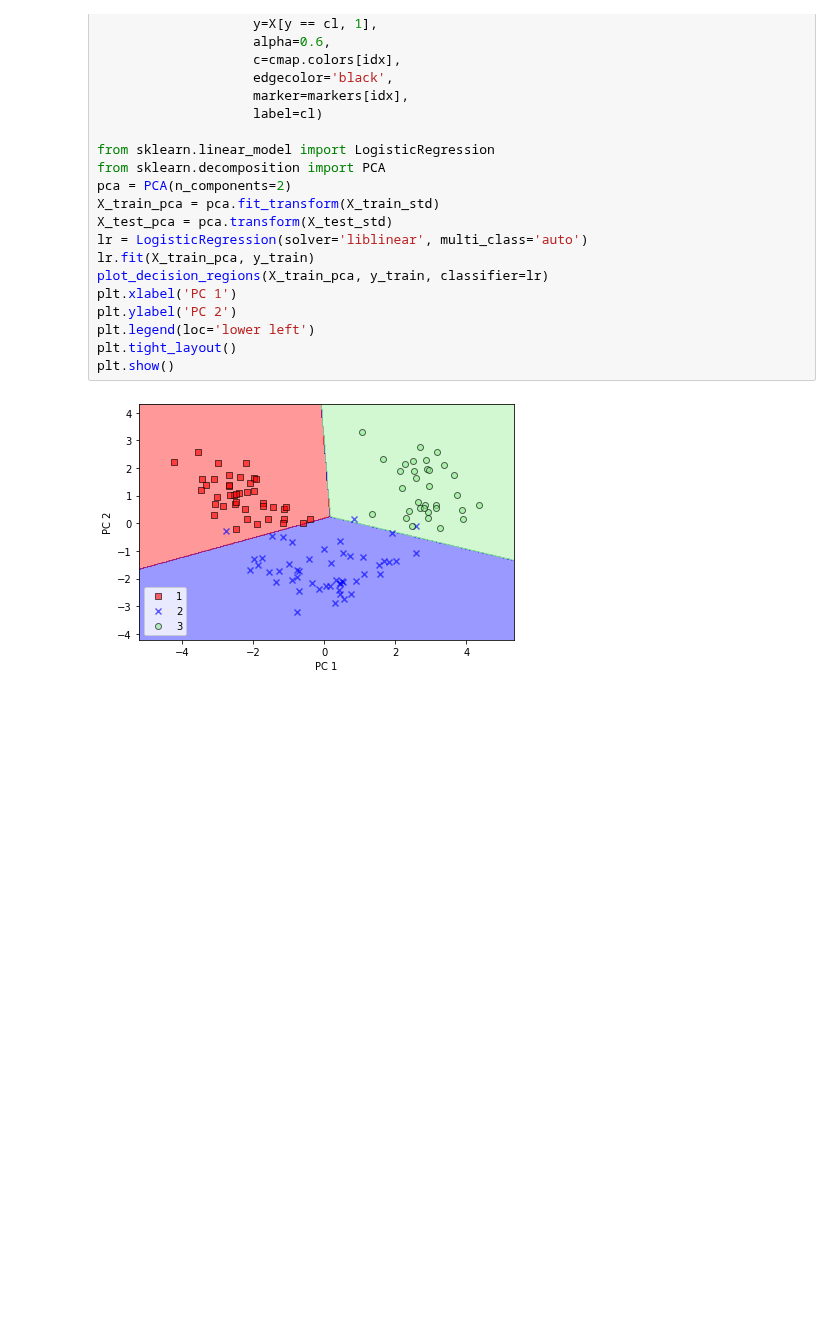
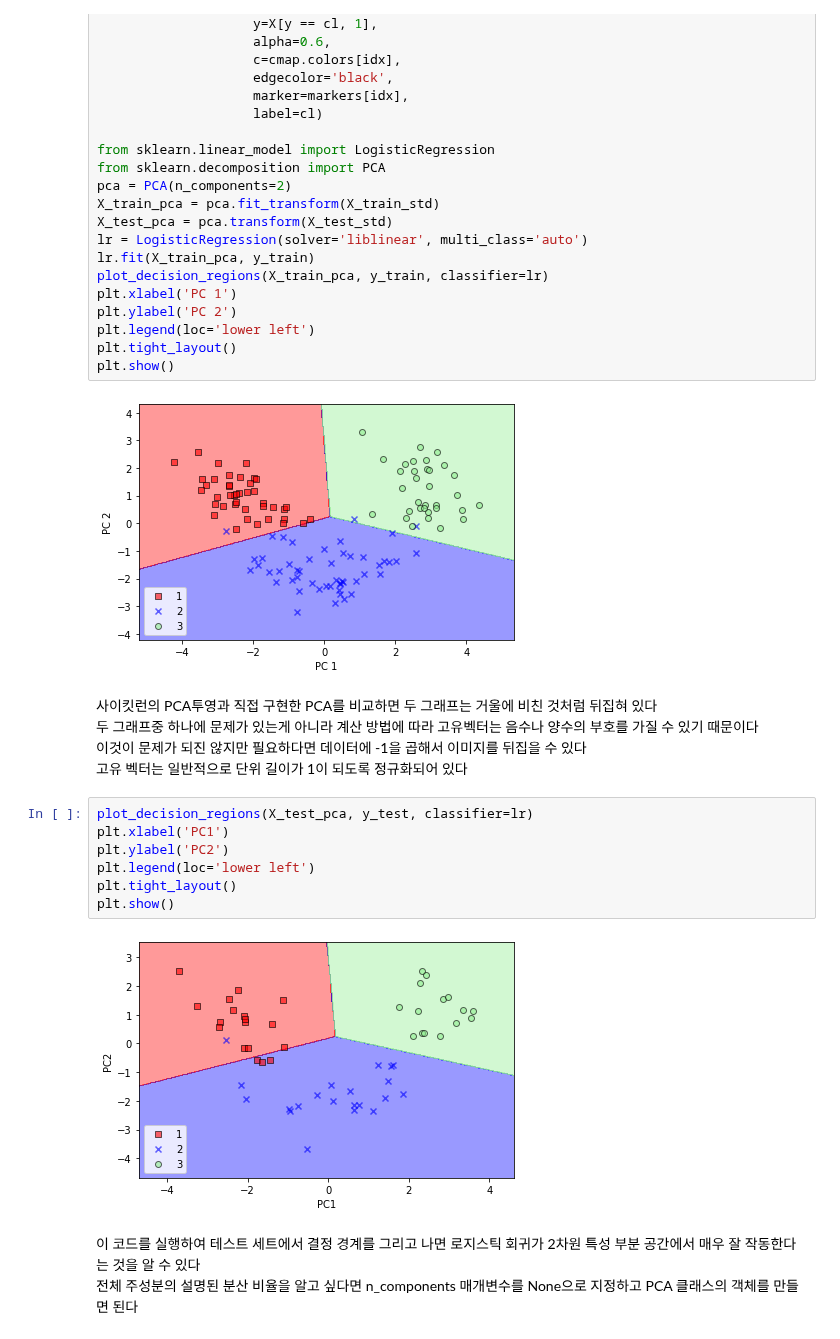
Before and after one commit to ukidaruma97/machine_learning, a Jupyter notebook: 5. 차원 축소를 사용한 데이터 압축.ipynb, the cells around one changed output. Cells and saved outputs as stored; diff of their text form; blank space fills up the shorter version.

```diff
--- a/5. 차원 축소를 사용한 데이터 압축.ipynb
+++ b/5. 차원 축소를 사용한 데이터 압축.ipynb
@@ -278,3 +278,20 @@ plt.tight_layout()
 plt.show()
 # %% [output]
 [figure]
+# %% [markdown]
+사이킷런의 PCA투영과 직접 구현한 PCA를 비교하면 두 그래프는 거울에 비친 것처럼 뒤집혀 있다
+두 그래프중 하나에 문제가 있는게 아니라 계산 방법에 따라 고유벡터는 음수나 양수의 부호를 가질 수 있기 때문이다
+이것이 문제가 되진 않지만 필요하다면 데이터에 -1을 곱해서 이미지를 뒤집을 수 있다
+고유 벡터는 일반적으로 단위 길이가 1이 되도록 정규화되어 있다
+# %%
+plot_decision_regions(X_test_pca, y_test, classifier=lr)
+plt.xlabel('PC1')
+plt.ylabel('PC2')
+plt.legend(loc='lower left')
+plt.tight_layout()
+plt.show()
+# %% [output]
+[figure, added]
+# %% [markdown]
+이 코드를 실행하여 테스트 세트에서 결정 경계를 그리고 나면 로지스틱 회귀가 2차원 특성 부분 공간에서 매우 잘 작동한다는 것을 알 수 있다
+전체 주성분의 설명된 분산 비율을 알고 싶다면 n_components 매개변수를 None으로 지정하고 PCA 클래스의 객체를 만들면 된다
```
Also changed, not shown: parts of 4 cells of this notebook.
